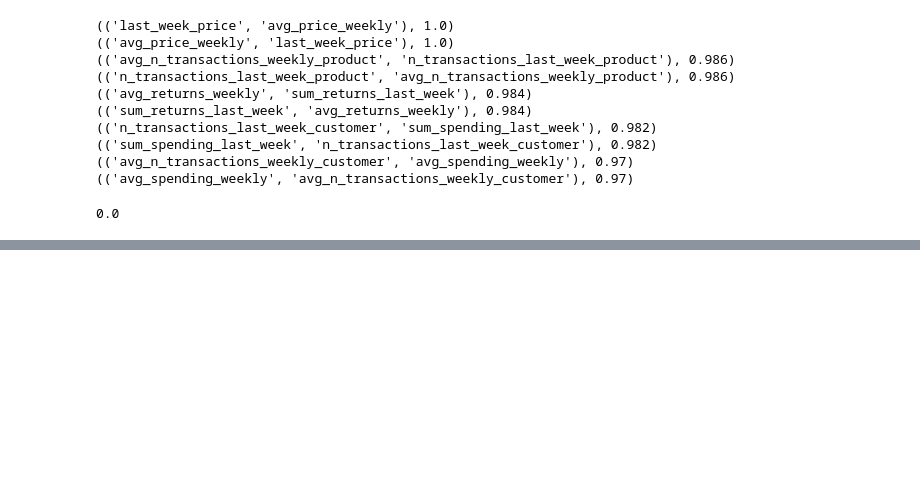
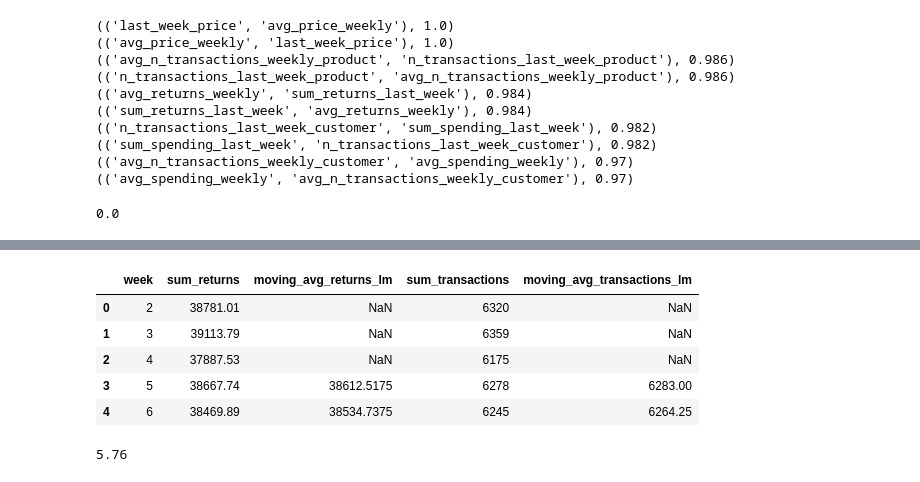
Before and after one commit to sekR4/classification-challenge, a Jupyter notebook: src/eda_and_fe.ipynb, the cells around one changed output, grey strips where cells are left out. Cells and saved outputs as stored; diff of their text form; code cells hidden in the pictures; blank space fills up the shorter version.

```diff
--- a/src/eda_and_fe.ipynb
+++ b/src/eda_and_fe.ipynb
@@ -621,0 +679,14 @@ pd.DataFrame(test)
+# %%
+weekly_aggregation = weekly_returns.merge(weekly_transactions, how="left", on="week", validate="1:1")
+weekly_aggregation.head()
+# %% [output]
+|  | week | sum_returns | moving_avg_returns_lm | sum_transactions | moving_avg_transactions_lm |
+| 0 | 2 | 38781.01 | NaN | 6320 | NaN |
+| 1 | 3 | 39113.79 | NaN | 6359 | NaN |
+| 2 | 4 | 37887.53 | NaN | 6175 | NaN |
+| 3 | 5 | 38667.74 | 38612.5175 | 6278 | 6283.00 |
+| 4 | 6 | 38469.89 | 38534.7375 | 6245 | 6264.25 |
+# %%
+merged[merged.product_id == 0].price.max()
+# %% [output]
+5.76
```
Also changed, not shown: parts of 13 cells of this notebook, 2 other files.
